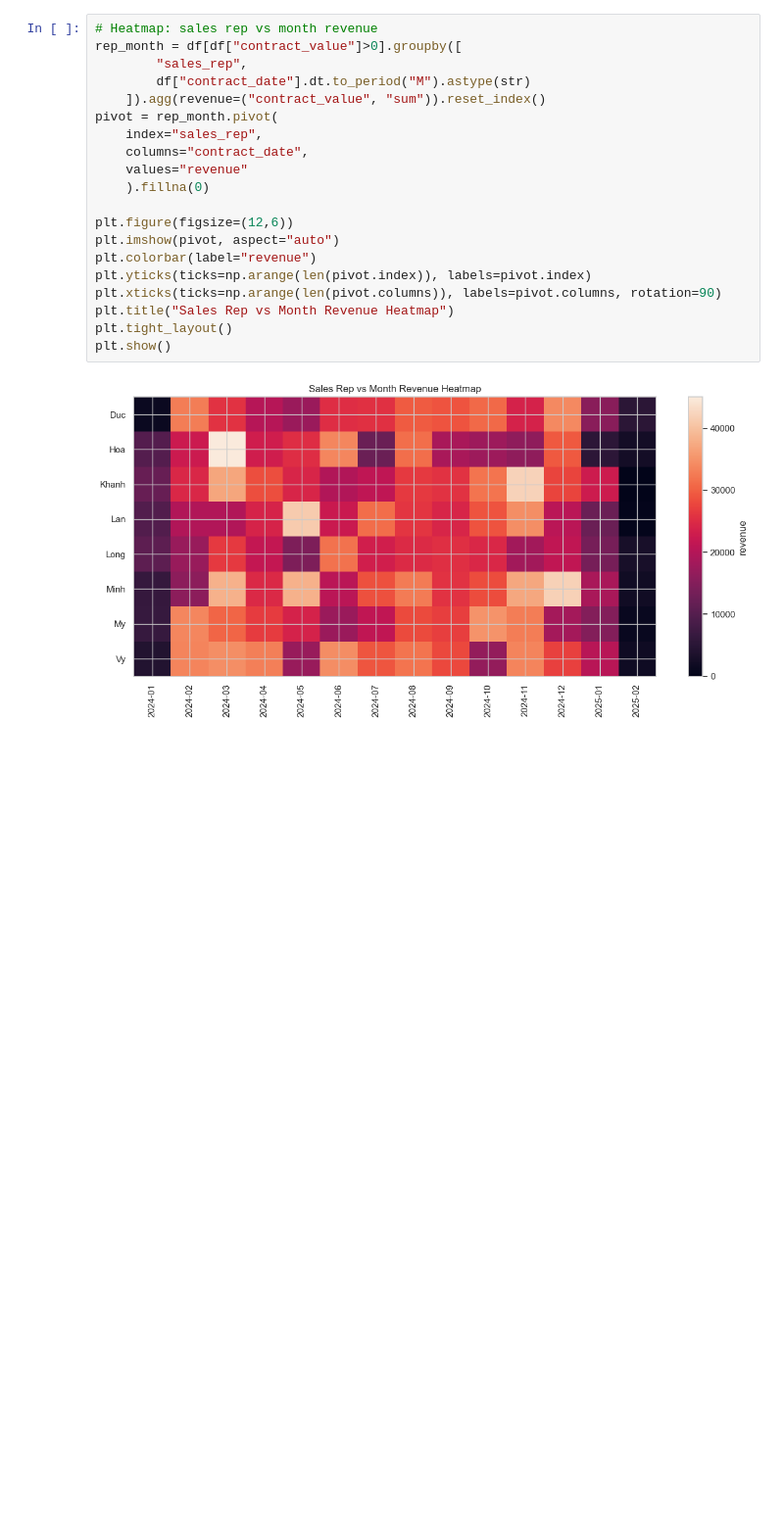
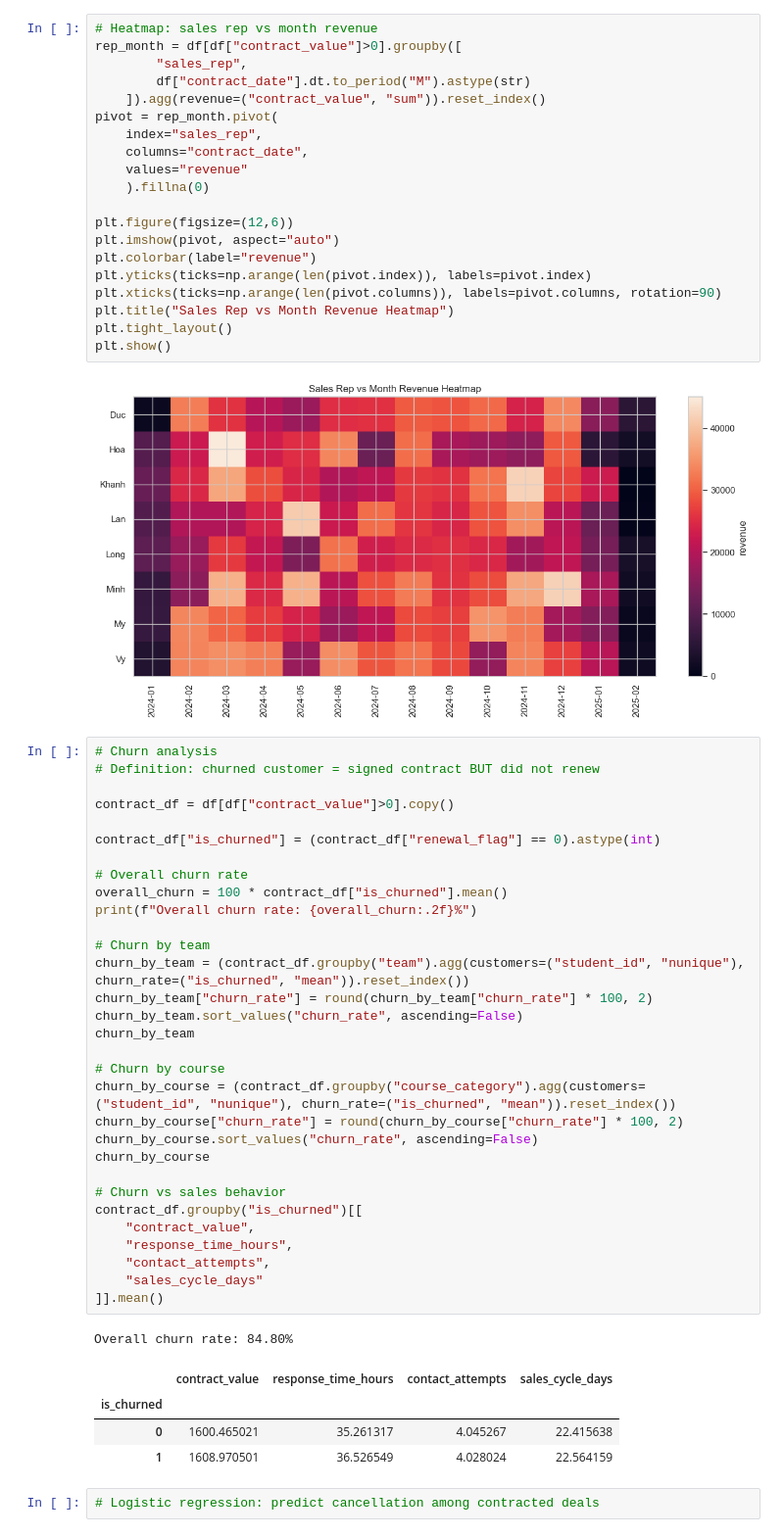
Before and after one commit to noahnoahnoahtran/EDA, a Jupyter notebook: 12_education_revenue/analysis.ipynb, the cells around one changed output. Shown at 98% size. Saved outputs shown, nothing was run; the diff lists cells and outputs as text; blank space fills up the shorter version.

Commit message:
update analysis

```diff
--- a/12_education_revenue/analysis.ipynb
+++ b/12_education_revenue/analysis.ipynb
@@ -215,3 +215,42 @@ plt.tight_layout()
 plt.show()
 # %% [output]
 [figure]
+# %%
+# Churn analysis
+# Definition: churned customer = signed contract BUT did not renew
+
+contract_df = df[df["contract_value"]>0].copy()
+
+contract_df["is_churned"] = (contract_df["renewal_flag"] == 0).astype(int)
+
+# Overall churn rate
+overall_churn = 100 * contract_df["is_churned"].mean()
+print(f"Overall churn rate: {overall_churn:.2f}%")
+
+# Churn by team
+churn_by_team = (contract_df.groupby("team").agg(customers=("student_id", "nunique"), churn_rate=("is_churned", "mean")).reset_index())
+churn_by_team["churn_rate"] = round(churn_by_team["churn_rate"] * 100, 2)
+churn_by_team.sort_values("churn_rate", ascending=False)
+churn_by_team
+
+# Churn by course
+churn_by_course = (contract_df.groupby("course_category").agg(customers=("student_id", "nunique"), churn_rate=("is_churned", "mean")).reset_index())
+churn_by_course["churn_rate"] = round(churn_by_course["churn_rate"] * 100, 2)
+churn_by_course.sort_values("churn_rate", ascending=False)
+churn_by_course
+
+# Churn vs sales behavior
+contract_df.groupby("is_churned")[[
+    "contract_value",
+    "response_time_hours",
+    "contact_attempts",
+    "sales_cycle_days"
+]].mean()
+# %% [output]
+Overall churn rate: 84.80%
+|  | contract_value | response_time_hours | contact_attempts | sales_cycle_days |
+| is_churned |  |  |  |  |
+| 0 | 1600.465021 | 35.261317 | 4.045267 | 22.415638 |
+| 1 | 1608.970501 | 36.526549 | 4.028024 | 22.564159 |
+# %%
+# Logistic regression: predict cancellation among contracted deals
```
Also changed, not shown: parts of 1 cell of this notebook.
